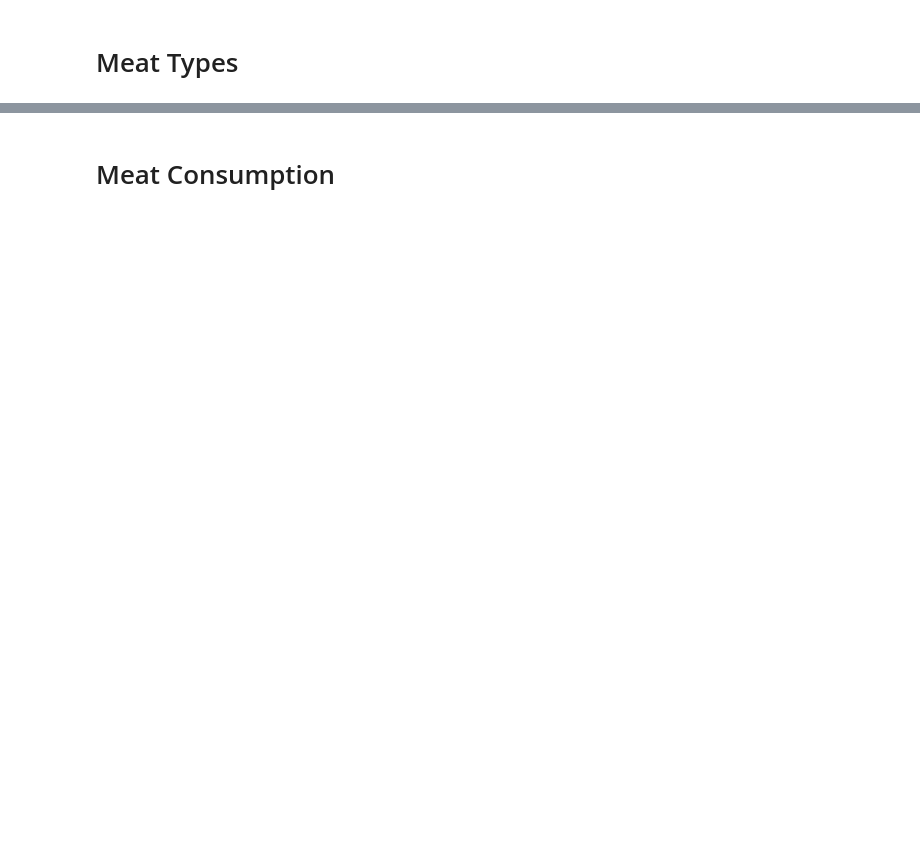
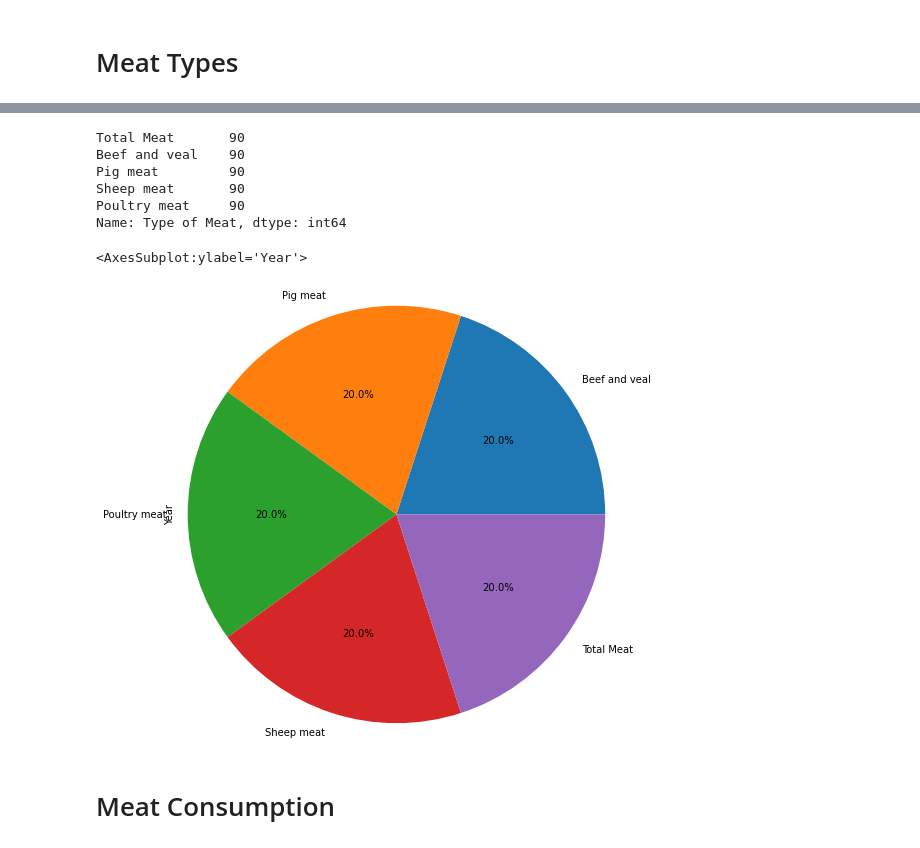
Before and after one commit to kellyc-j/MenuAssistance_project_y4, a Jupyter notebook: Menu Assistance.ipynb, the cells around one changed output, grey strips where cells are left out. Cells and saved outputs as stored; diff of their text form; code cells hidden in the pictures; blank space fills up the shorter version.

```diff
--- a/Menu Assistance.ipynb
+++ b/Menu Assistance.ipynb
@@ -42,5 +114,19 @@ dataMeat.shape
 # %%
-dataMeat.plot(x='Type of Meat', kind = 'bar')
+dataMeat['Type of Meat'].value_counts()
+# %% [output]
+Total Meat       90
+Beef and veal    90
+Pig meat         90
+Sheep meat       90
+Poultry meat     90
+Name: Type of Meat, dtype: int64
+# %%
+dataMeatPie = dataMeat.groupby('Type of Meat')['Year'].sum()
+# %%
+dataMeatPie.plot.pie(figsize=(8,8), radius=1.2, autopct='%1.1f%%')
+# %% [output]
+<AxesSubplot:ylabel='Year'>
+[figure, added]
 # %% [markdown]
 # Meat Consumption
 # %%
```
Also changed, not shown: parts of 22 cells of this notebook.
